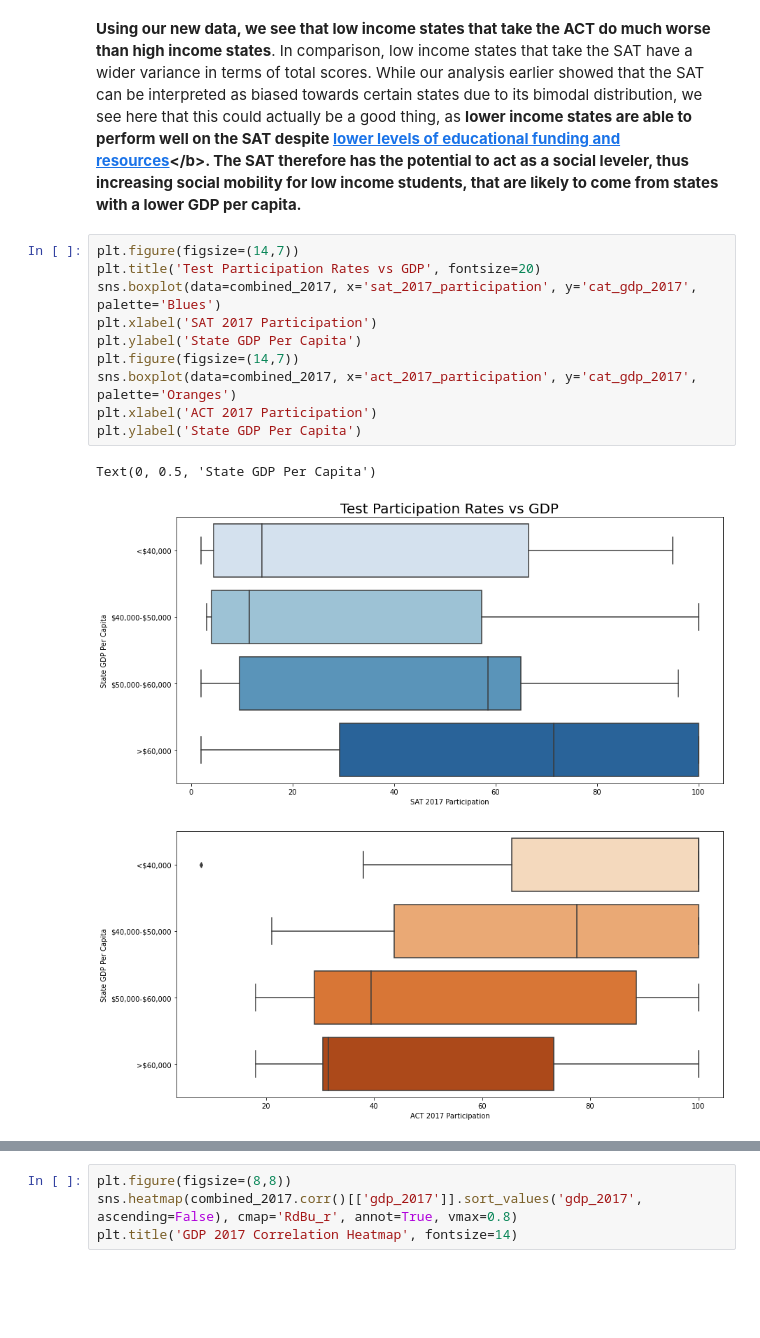
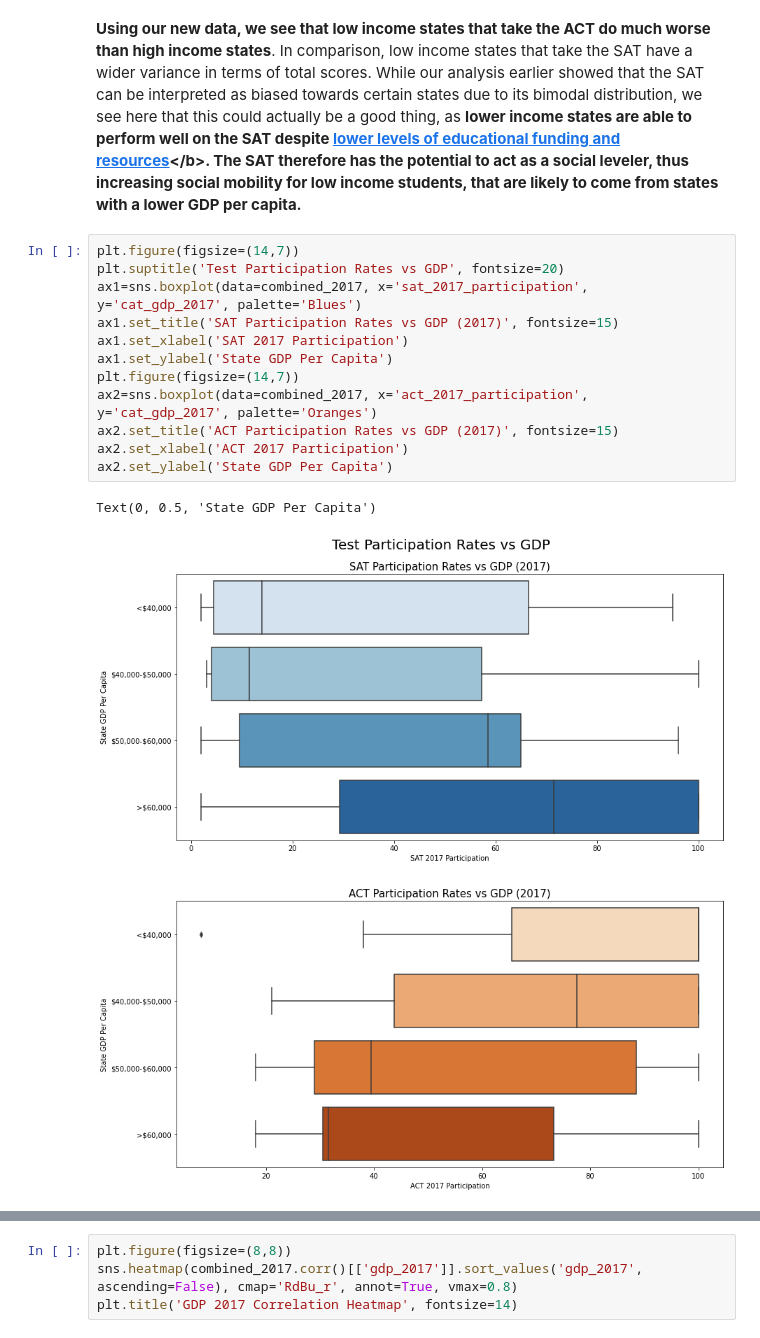
Before and after one commit to benjamin-awd/GA-Project-1, a Jupyter notebook: code/SAT-ACT-Analysis-081120.ipynb, the cells around one changed output, grey strips where cells are left out. Saved outputs shown, nothing was run; the diff lists cells and outputs as text; blank space fills up the shorter version.

```diff
--- a/code/SAT-ACT-Analysis-081120.ipynb
+++ b/code/SAT-ACT-Analysis-081120.ipynb
@@ -1008,18 +1010,20 @@ Text(0, 0.5, 'State GDP Per Capita')
 <b>Using our new data, we see that low income states that take the ACT do much worse than high income states</b>. In comparison, low income states that take the SAT have a wider variance in terms of total scores. While our analysis earlier showed that the SAT can be interpreted as biased towards certain states due to its bimodal distribution, we see here that this could actually be a good thing, as <b>lower income states are able to perform well on the SAT despite [lower levels of educational funding and resources](https://www.usnews.com/news/best-states/articles/2018-02-27/in-most-states-poorest-school-districts-get-less-funding#:~:text=School%20districts%20with%20the%20highest%20rates%20of%20poverty%20receive%20about,Tuesday%20by%20The%20Education%20Trust.)</b>. The SAT therefore has the potential to act as a social leveler, thus increasing social mobility for low income students, that are likely to come from states with a lower GDP per capita.
 # %%
 plt.figure(figsize=(14,7))
-plt.title('Test Participation Rates vs GDP', fontsize=20)
-sns.boxplot(data=combined_2017, x='sat_2017_participation', y='cat_gdp_2017', palette='Blues')
-plt.xlabel('SAT 2017 Participation')
-plt.ylabel('State GDP Per Capita')
+plt.suptitle('Test Participation Rates vs GDP', fontsize=20)
+ax1=sns.boxplot(data=combined_2017, x='sat_2017_participation', y='cat_gdp_2017', palette='Blues')
+ax1.set_title('SAT Participation Rates vs GDP (2017)', fontsize=15)
+ax1.set_xlabel('SAT 2017 Participation')
+ax1.set_ylabel('State GDP Per Capita')
 plt.figure(figsize=(14,7))
-sns.boxplot(data=combined_2017, x='act_2017_participation', y='cat_gdp_2017', palette='Oranges')
-plt.xlabel('ACT 2017 Participation')
-plt.ylabel('State GDP Per Capita')
+ax2=sns.boxplot(data=combined_2017, x='act_2017_participation', y='cat_gdp_2017', palette='Oranges')
+ax2.set_title('ACT Participation Rates vs GDP (2017)', fontsize=15)
+ax2.set_xlabel('ACT 2017 Participation')
+ax2.set_ylabel('State GDP Per Capita')
 # %% [output]
 Text(0, 0.5, 'State GDP Per Capita')
-[figure, old version]
+[figure, new version]
-[figure, old version]
+[figure, new version]
 # %% [markdown]
 Despite the SAT having good results for states with a relatively low GDP per capita, we can see that there are a number of low GDP per capita states with high ACT participation rates. In total, there are 19 states with ACT rates above 50% and GDP below \\$50,000, with below average total scores. In comparsion, there are only 8 states with SAT rates above 50% and GDP below \\$40,000, with below average total scores.
 # %%
```
Also changed, not shown: parts of 3 cells of this notebook, 4 other files.
